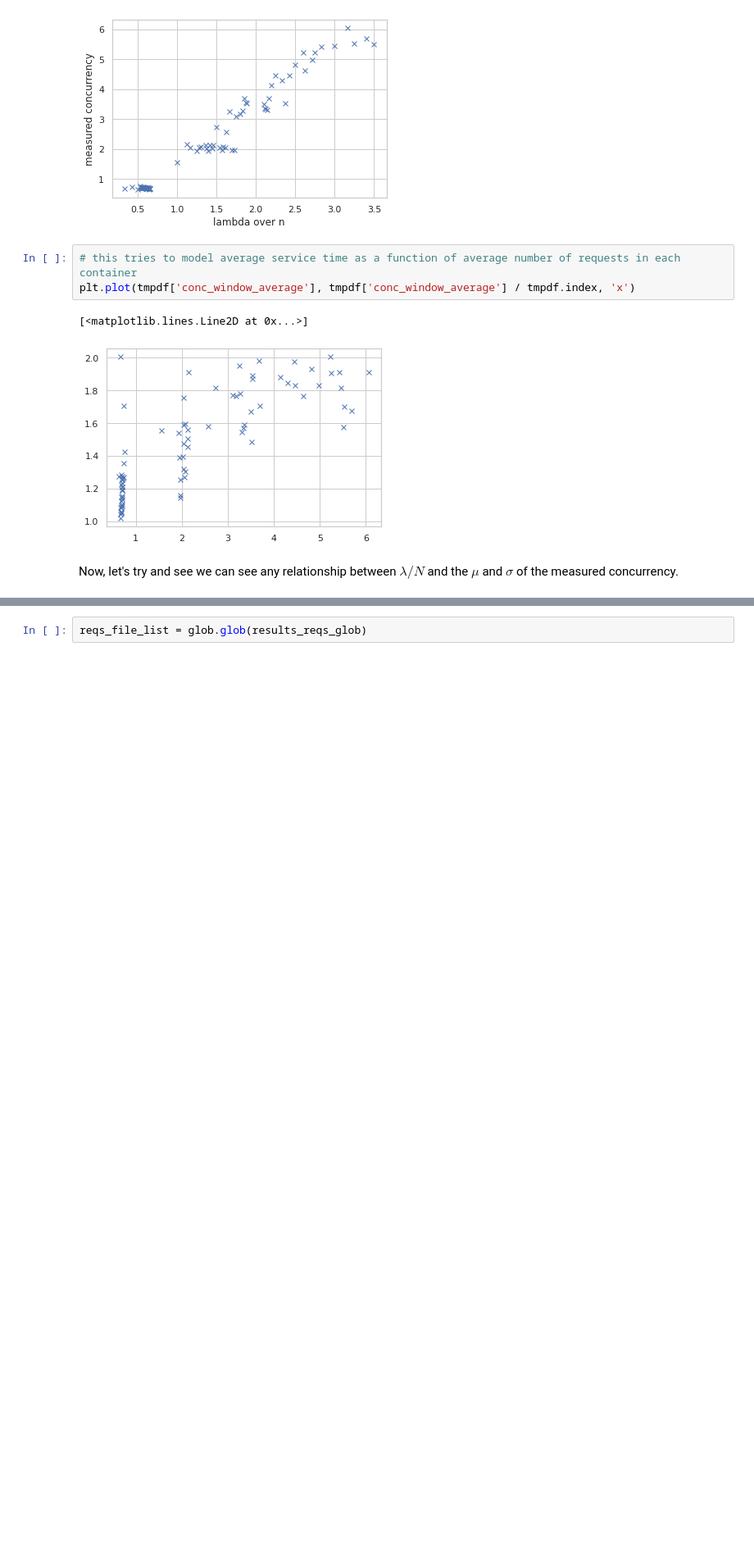
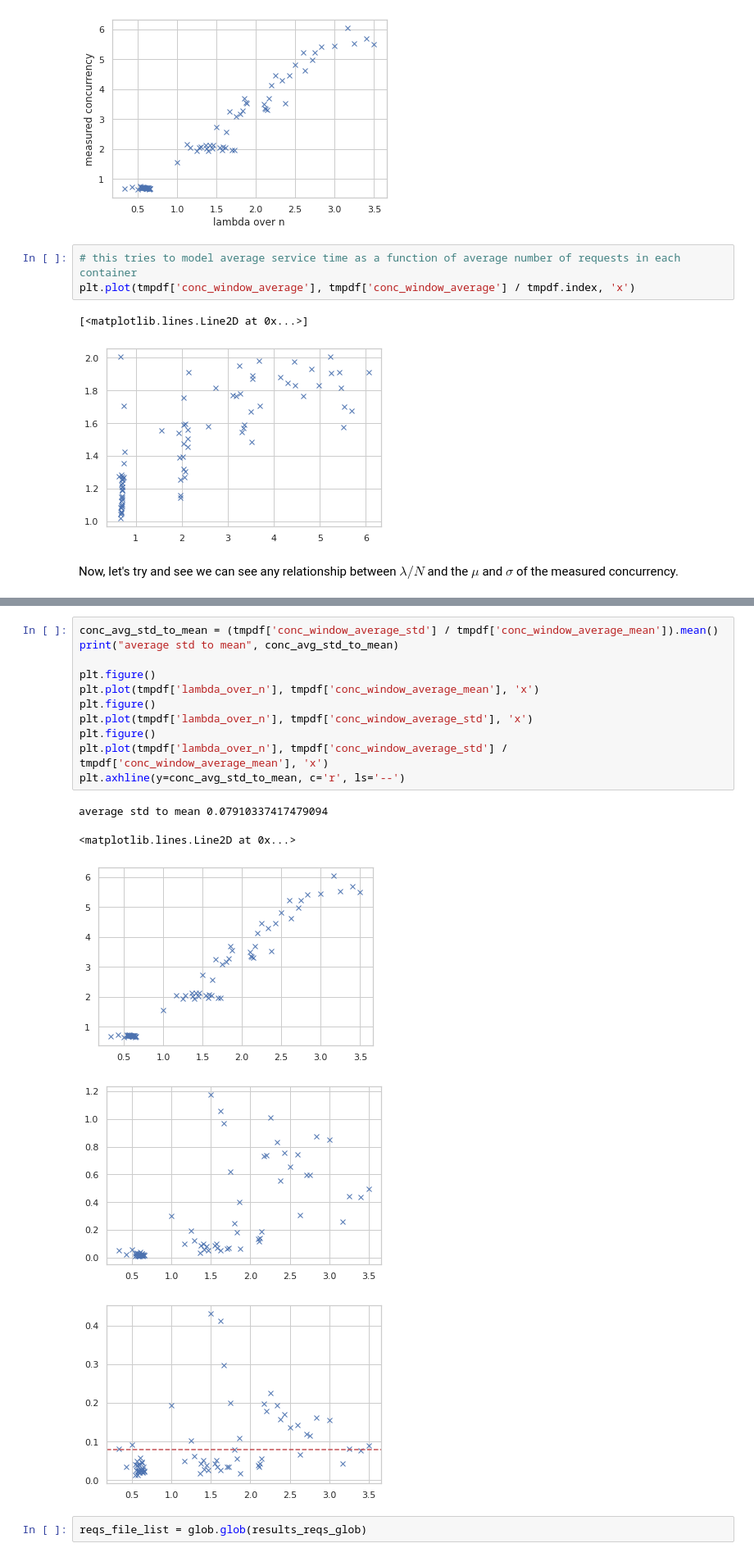
Before and after one commit to pacslab/conc-value-perf-modelling, a Jupyter notebook: experiments/experimenter/parse.ipynb, the cells around one changed output, grey strips where cells are left out. Shown at 82% size. Cells and saved outputs as stored; diff of their text form; blank space fills up the shorter version.

```diff
--- a/experiments/experimenter/parse.ipynb
+++ b/experiments/experimenter/parse.ipynb
@@ -205,2 +187,19 @@ plt.plot(tmpdf['lambda_over_n'], tmpdf['conc_window_average_std'], 'x')
+# %%
+conc_avg_std_to_mean = (tmpdf['conc_window_average_std'] / tmpdf['conc_window_average_mean']).mean()
+print("average std to mean", conc_avg_std_to_mean)
+
+plt.figure()
+plt.plot(tmpdf['lambda_over_n'], tmpdf['conc_window_average_mean'], 'x')
+plt.figure()
+plt.plot(tmpdf['lambda_over_n'], tmpdf['conc_window_average_std'], 'x')
+plt.figure()
+plt.plot(tmpdf['lambda_over_n'], tmpdf['conc_window_average_std'] / tmpdf['conc_window_average_mean'], 'x')
+plt.axhline(y=conc_avg_std_to_mean, c='r', ls='--')
+# %% [output]
+average std to mean 0.07910337417479094
+<matplotlib.lines.Line2D at 0x...>
+[figure, added]
+[figure, added]
+[figure, added]
 # %%
 reqs_file_list = glob.glob(results_reqs_glob)
```
Also changed, not shown: parts of 1 cell of this notebook.
